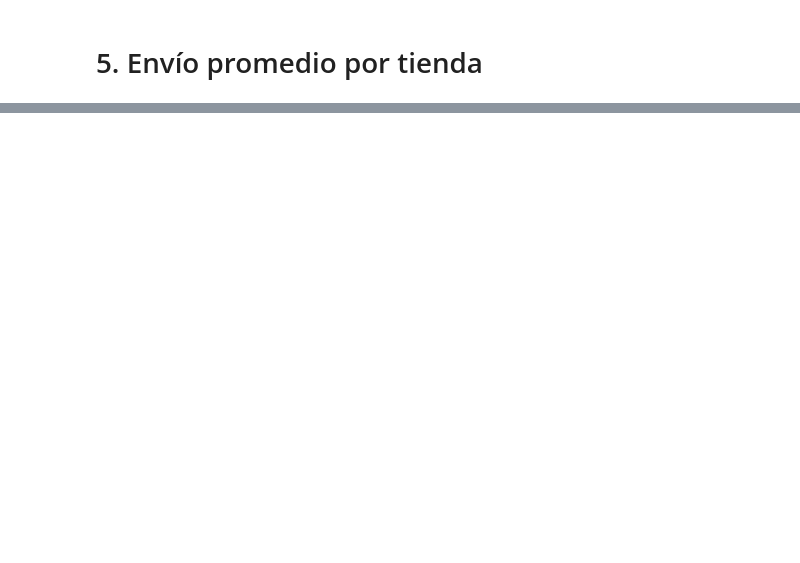
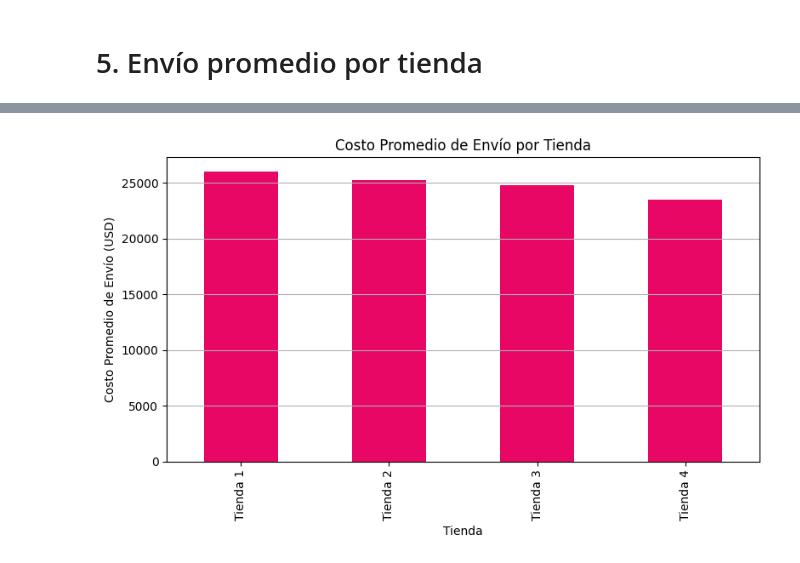
Before and after one commit to arruenicol/challenge_alura_store, a Jupyter notebook: AluraStoreLatam.ipynb, the cells around one changed output, grey strips where cells are left out. Saved outputs shown, nothing was run; the diff lists cells and outputs as text; code cells hidden in the pictures; blank space fills up the shorter version.

```diff
--- a/AluraStoreLatam.ipynb
+++ b/AluraStoreLatam.ipynb
@@ -280,0 +398,13 @@ print(f"📉 Peor calificación: {peor_tienda} ({peor_calificacion:.2f})")
+# %%
+import matplotlib.pyplot as plt
+
+plt.figure(figsize=(8,5))
+envio_promedio.plot(kind='bar', color='#e80765')
+plt.title('Costo Promedio de Envío por Tienda')
+plt.ylabel('Costo Promedio de Envío (USD)')
+plt.xlabel('Tienda')
+plt.grid(axis='y')
+plt.tight_layout()
+plt.show()
+# %% [output]
+[figure, added]
```
Also changed, not shown: parts of 14 cells of this notebook.
